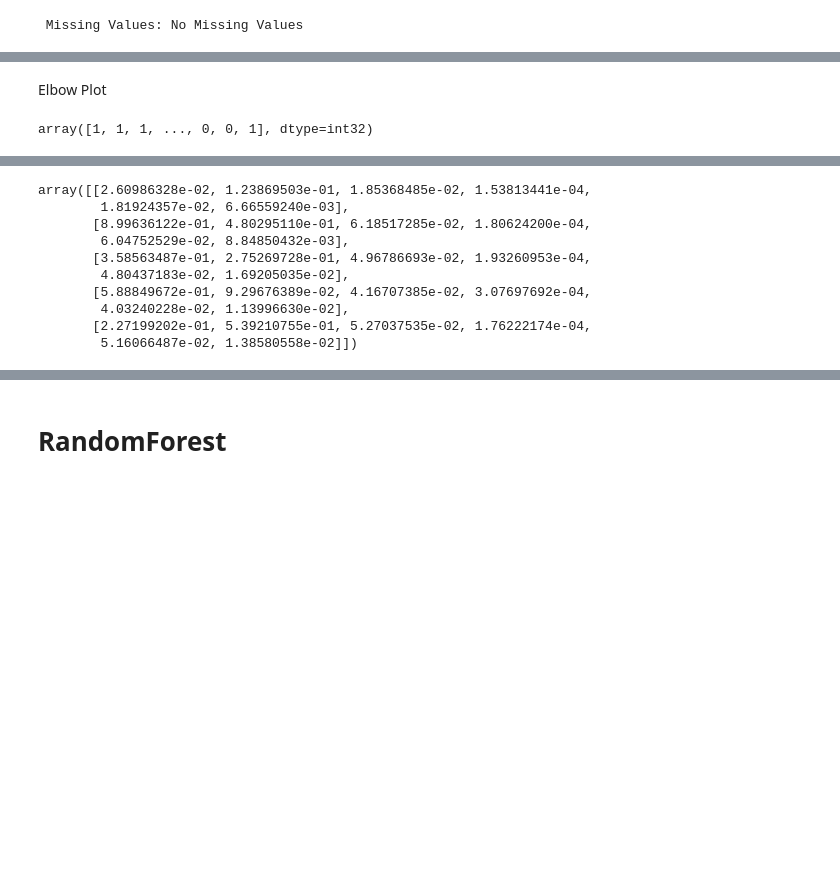
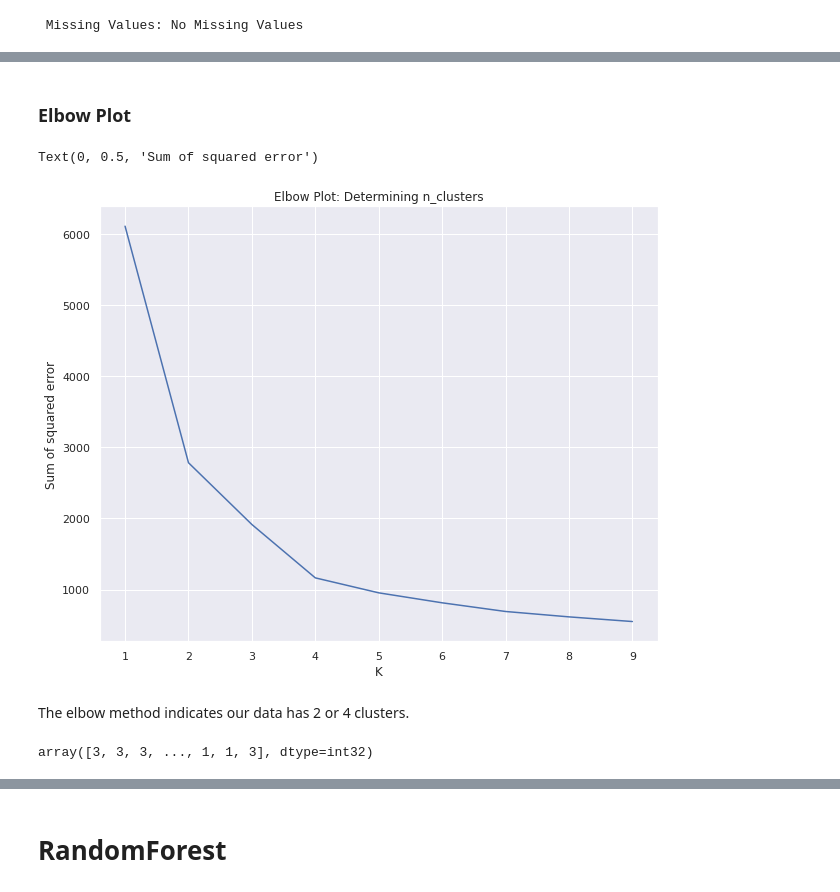
Before and after one commit to Anuj-1996/Maritime_Ship_CO2_Emission_Analysis, a Jupyter notebook: EU_CO2_emissions_from_maritime_transport.ipynb, the cells around one changed output, grey strips where cells are left out. Cells and saved outputs as stored; diff of their text form; code cells hidden in the pictures; blank space fills up the shorter version.

```diff
--- a/EU_CO2_emissions_from_maritime_transport.ipynb
+++ b/EU_CO2_emissions_from_maritime_transport.ipynb
@@ -674,2 +672,0 @@ df_test
-# %% [markdown]
-Elbow Plot
@@ -690,9 +673,47 @@ from sklearn.cluster import KMeans
+# %% [markdown]
+### Elbow Plot
+# %%
+from sklearn.cluster import KMeans
+
+#Create an empty list to store the out of the KMeans
+store_result = []
+
+#iteration range
+cluster_range = range(1,10)
+
+#initialize the for loop
+for i in cluster_range:
+
+  # fit the kmeans algo when n = 1,2,3...9
+    kmeans_cluster = KMeans(n_clusters=i)
+
+    kmeans_cluster.fit(df_test[['Ship_type', 'Technical_efficiency', 'Total_fuel_consumption',
+       'Annual_average_Fuel_consumption_per_distance', 'Total_CO2_emissions',
+       'CO₂_emissions_from_all_voyages_to_ports_under_a_MS_jurisdiction']])
+
+  #append the empty list with the result
+    store_result.append(kmeans_cluster.inertia_)
+
+# Elbow plot
+sns.set(font_scale = 1)
+plt.figure(figsize = (10,8))
+plt.title('Elbow Plot: Determining n_clusters')
+sns.lineplot(cluster_range,store_result)
+plt.xlabel('K')
+plt.ylabel('Sum of squared error')
+# %% [output]
+Text(0, 0.5, 'Sum of squared error')
+[figure, added]
+# %% [markdown]
+The elbow method indicates our data has 2 or 4 clusters.
 # %%
-km = KMeans(n_clusters=5)
-y_predicted = km.fit_predict(df_test[['Ship_type', 'Technical_efficiency', 'Total_fuel_consumption',
+#Assigning cluster size to 4 (Trial and error)
+kmeans_cluster = KMeans(n_clusters=4)
+
+y_predicted = kmeans_cluster.fit_predict(df_test[['Ship_type', 'Technical_efficiency', 'Total_fuel_consumption',
        'Annual_average_Fuel_consumption_per_distance', 'Total_CO2_emissions',
        'CO₂_emissions_from_all_voyages_to_ports_under_a_MS_jurisdiction']])
 y_predicted
 # %% [output]
-array([1, 1, 1, ..., 0, 0, 1], dtype=int32)
+array([3, 3, 3, ..., 1, 1, 3], dtype=int32)
 # %%
@@ -705,16 +727,3 @@ df_test.head()
 | 6 | 0.642857 | 0.728528 | 0.008737 | 0.000073 | 0.008623 | ... |
 | 7 | 0.857143 | 0.827054 | 0.018585 | 0.000156 | 0.018597 | ... |
 | 9 | 0.857143 | 0.178095 | 0.025784 | 0.000165 | 0.025420 | ... |
-# %%
-km.cluster_centers_
-# %% [output]
-array([[2.60986328e-02, 1.23869503e-01, 1.85368485e-02, 1.53813441e-04,
-        1.81924357e-02, 6.66559240e-03],
-       [8.99636122e-01, 4.80295110e-01, 6.18517285e-02, 1.80624200e-04,
-        6.04752529e-02, 8.84850432e-03],
-       [3.58563487e-01, 2.75269728e-01, 4.96786693e-02, 1.93260953e-04,
-        4.80437183e-02, 1.69205035e-02],
-       [5.88849672e-01, 9.29676389e-02, 4.16707385e-02, 3.07697692e-04,
-        4.03240228e-02, 1.13996630e-02],
-       [2.27199202e-01, 5.39210755e-01, 5.27037535e-02, 1.76222174e-04,
-        5.16066487e-02, 1.38580558e-02]])
```
Also changed, not shown: parts of 57 cells of this notebook.
